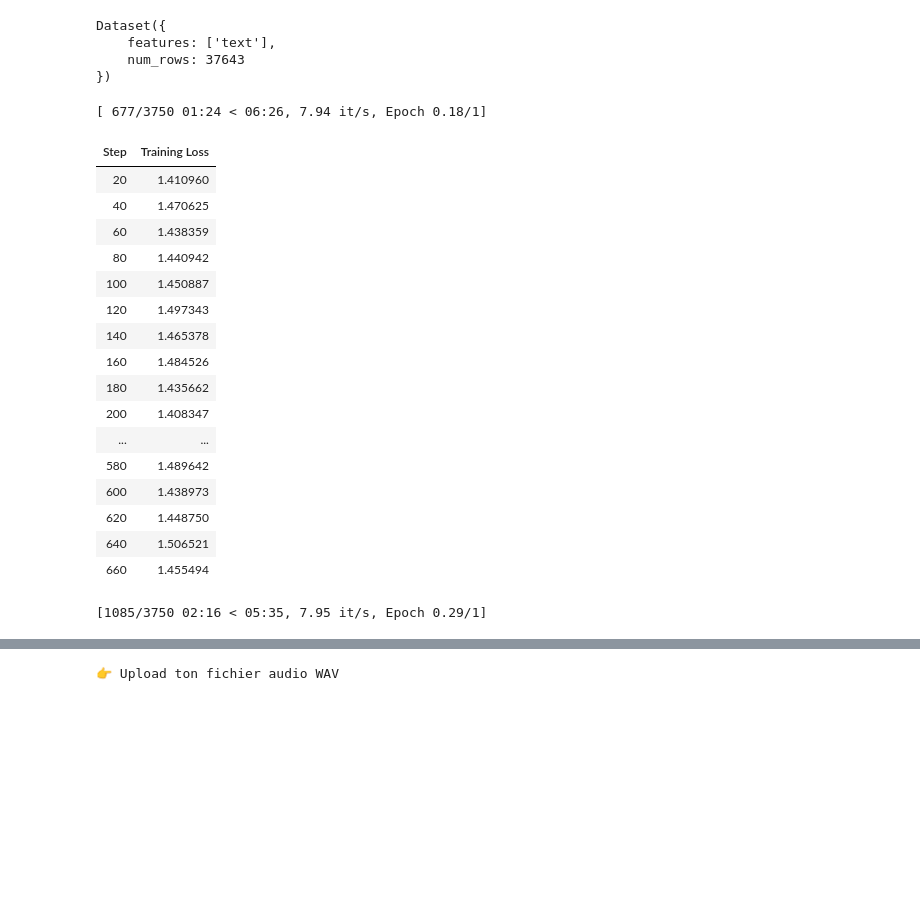
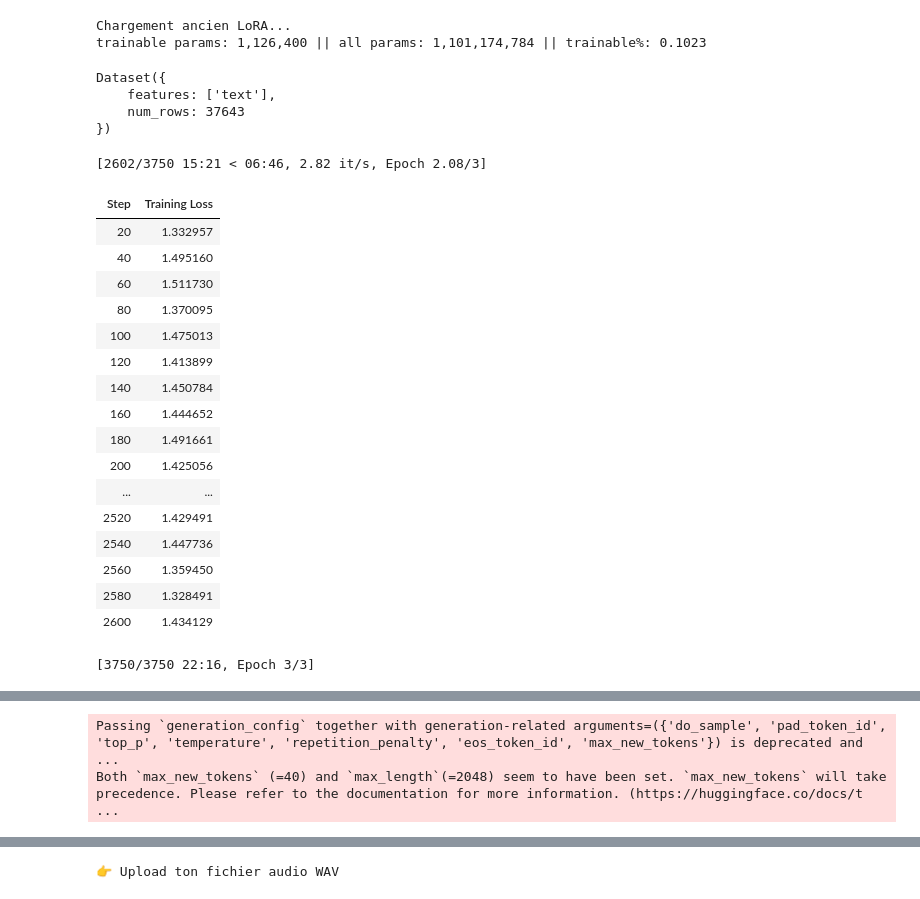
Before and after one commit to yacouba700/Bambara_AI, a Jupyter notebook: MonAiBambara.ipynb, the cells around one changed output, grey strips where cells are left out. Cells and saved outputs as stored; diff of their text form; code cells hidden in the pictures; blank space fills up the shorter version.

```diff
--- a/MonAiBambara.ipynb
+++ b/MonAiBambara.ipynb
@@ -56,9 +56,12 @@ model_path = "/content/bambara-ai"
 drive_dataset = "/content/drive/MyDrive/bambara/dataset.jsonl"
 local_dataset = "/content/dataset.jsonl"
 
-shutil.copy(drive_dataset, local_dataset)
-
-print("Dataset copié en local")
+# Vérifie si le fichier existe déjà en local
+if not os.path.exists(local_dataset):
+    shutil.copy(drive_dataset, local_dataset)
+    print("Dataset copié en local")
+else:
+    print("Le dataset existe déjà en local, copie ignorée")
 
 # =========================================================
 # HUGGING FACE
@@ -150,7 +153,7 @@ dataset = load_dataset(
 print(dataset)
 
 # TEST RAPIDE
-dataset = dataset.shuffle(seed=42).select(range(15000))
+dataset = dataset.shuffle(seed=42).select(range(5000))
 
 # =========================================================
 # TOKENIZATION
@@ -162,7 +165,7 @@ def tokenize(example):
         example["text"],
         truncation=True,
         padding="max_length",
-        max_length=64
+        max_length=256
     )
 
     tokens["labels"] = tokens["input_ids"].copy()
@@ -194,7 +197,7 @@ training_args = TrainingArguments(
 
     gradient_accumulation_steps=1,
 
-    num_train_epochs=1,
+    num_train_epochs=2,
 
     learning_rate=2e-4,
 
@@ -259,20 +262,29 @@ prompt = """
 Traduire en bambara
 
 ### Input:
-je suis un malade
+Je transmets mes savoirs à mes enfants.
 
 ### Response:
 """
 
 result = chat(
     prompt,
-    max_new_tokens=30,
+
+    max_length=40,
+
     do_sample=True,
-    temperature=0.3,
+
+    temperature=0.7,
+
     top_p=0.9,
-    repetition_penalty=1.15,
+
+    repetition_penalty=1.3,
+
+    eos_token_id=tokenizer.eos_token_id,
+
+    pad_token_id=tokenizer.eos_token_id,
+
     return_full_text=False
 )
-
 print(result[0]["generated_text"])
 # %% [output]
@@ -287,24 +302,26 @@ trainable params: 1,126,400 || all params: 1,101,174,784 || trainable%: 0.1023
-Dataset({
-    features: ['text'],
-    num_rows: 37643
-})
+Chargement ancien LoRA...
+trainable params: 1,126,400 || all params: 1,101,174,784 || trainable%: 0.1023
-[ 677/3750 01:24 < 06:26, 7.94 it/s, Epoch 0.18/1]
+Dataset({
+    features: ['text'],
+    num_rows: 37643
+})
+[2602/3750 15:21 < 06:46, 2.82 it/s, Epoch 2.08/3]
 | Step | Training Loss |
-| 20 | 1.410960 |
-| 40 | 1.470625 |
-| 60 | 1.438359 |
-| 80 | 1.440942 |
-| 100 | 1.450887 |
-| 120 | 1.497343 |
-| 140 | 1.465378 |
-| 160 | 1.484526 |
-| 180 | 1.435662 |
-| 200 | 1.408347 |
+| 20 | 1.332957 |
+| 40 | 1.495160 |
+| 60 | 1.511730 |
+| 80 | 1.370095 |
+| 100 | 1.475013 |
+| 120 | 1.413899 |
+| 140 | 1.450784 |
+| 160 | 1.444652 |
+| 180 | 1.491661 |
+| 200 | 1.425056 |
 | ... | ... |
-| 580 | 1.489642 |
-| 600 | 1.438973 |
-| 620 | 1.448750 |
-| 640 | 1.506521 |
-| 660 | 1.455494 |
+| 2520 | 1.429491 |
+| 2540 | 1.447736 |
+| 2560 | 1.359450 |
+| 2580 | 1.328491 |
+| 2600 | 1.434129 |
-[1085/3750 02:16 < 05:35, 7.95 it/s, Epoch 0.29/1]
+[3750/3750 22:16, Epoch 3/3]
 | Step | Training Loss |
@@ -326,0 +344,2 @@ Dataset({
+Passing `generation_config` together with generation-related arguments=({'do_sample', 'pad_token_id', 'top_p', 'temperature', 'repetition_penalty', 'eos_token_id', 'max_new_tokens'}) is deprecated and ...
+Both `max_new_tokens` (=40) and `max_length`(=2048) seem to have been set. `max_new_tokens` will take precedence. Please refer to the documentation for more information. (https://huggingface.co/docs/t ...
```
Also changed, not shown: parts of 2 cells of this notebook.
